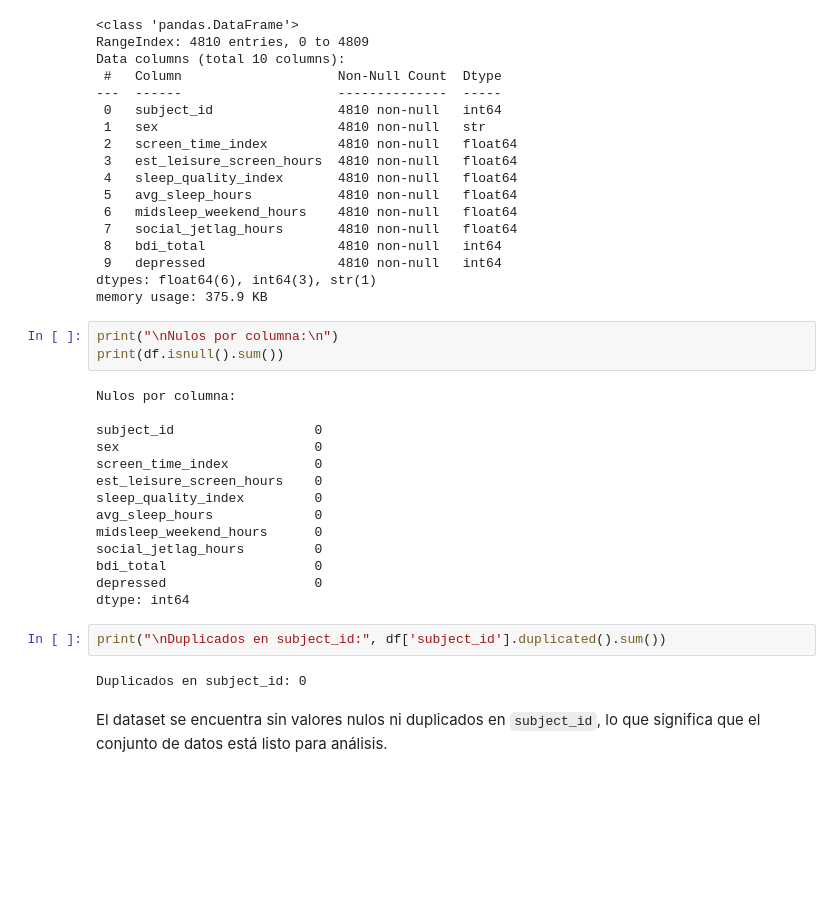
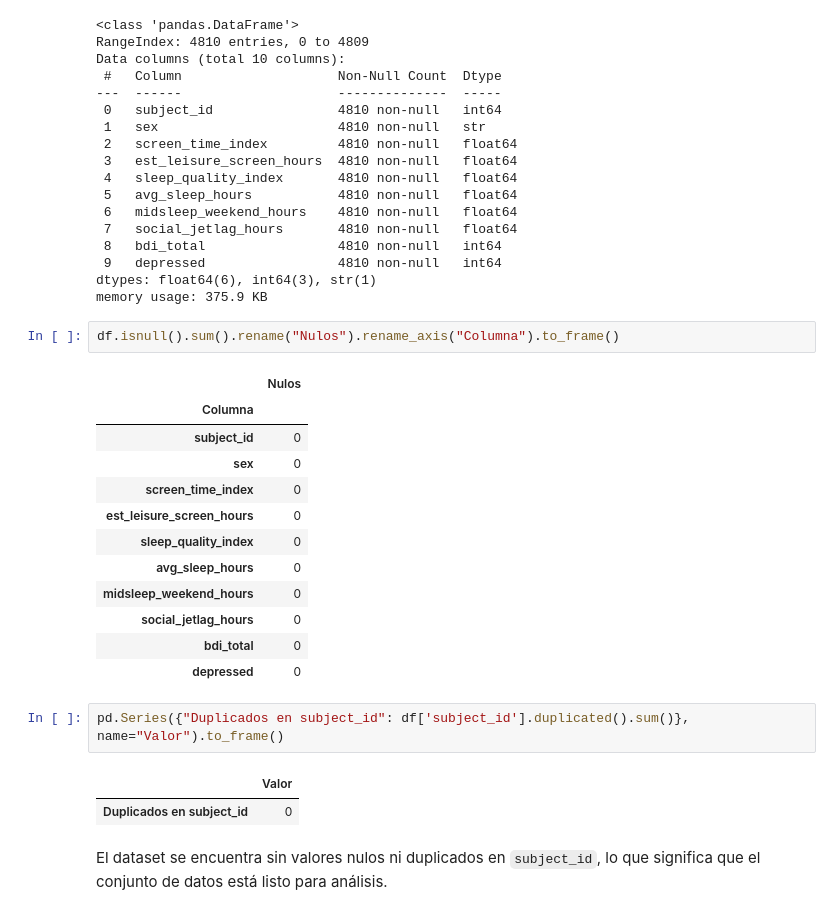
Before and after one commit to luencaro/screen-time-mental-health-py, a Jupyter notebook: notebooks/EDA.ipynb, the cells around one changed output. Drawn from its saved outputs; the diff is of its cells as text; blank space fills up the shorter version.

```diff
--- a/notebooks/EDA.ipynb
+++ b/notebooks/EDA.ipynb
@@ -96,26 +96,25 @@ Data columns (total 10 columns):
 dtypes: float64(6), int64(3), str(1)
 memory usage: 375.9 KB
 # %%
-print("\nNulos por columna:\n")
-print(df.isnull().sum())
+df.isnull().sum().rename("Nulos").rename_axis("Columna").to_frame()
 # %% [output]
-Nulos por columna:
-
-subject_id                  0
-sex                         0
-screen_time_index           0
-est_leisure_screen_hours    0
-sleep_quality_index         0
-avg_sleep_hours             0
-midsleep_weekend_hours      0
-social_jetlag_hours         0
-bdi_total                   0
-depressed                   0
-dtype: int64
+|  | Nulos |
+| Columna |  |
+| subject_id | 0 |
+| sex | 0 |
+| screen_time_index | 0 |
+| est_leisure_screen_hours | 0 |
+| sleep_quality_index | 0 |
+| avg_sleep_hours | 0 |
+| midsleep_weekend_hours | 0 |
+| social_jetlag_hours | 0 |
+| bdi_total | 0 |
+| depressed | 0 |
 # %%
-print("\nDuplicados en subject_id:", df['subject_id'].duplicated().sum())
+pd.Series({"Duplicados en subject_id": df['subject_id'].duplicated().sum()}, name="Valor").to_frame()
 # %% [output]
-Duplicados en subject_id: 0
+|  | Valor |
+| Duplicados en subject_id | 0 |
 # %% [markdown]
 El dataset se encuentra sin valores nulos ni duplicados en `subject_id`, lo que significa que el conjunto de datos está listo para análisis.
 # %%
```
Also changed, not shown: parts of 8 cells of this notebook, 19 other files.
